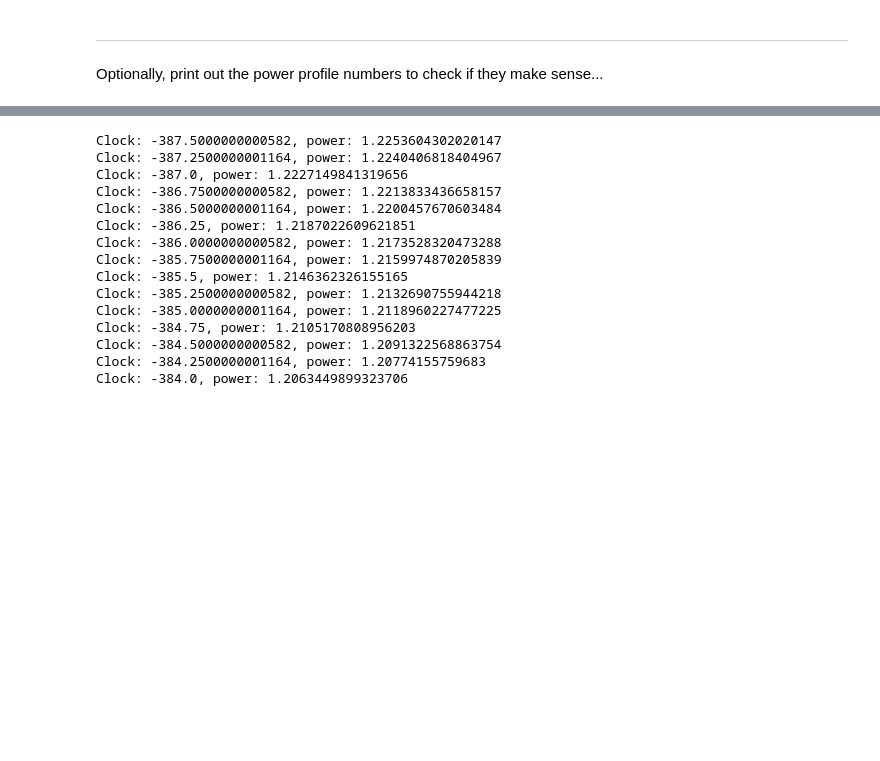
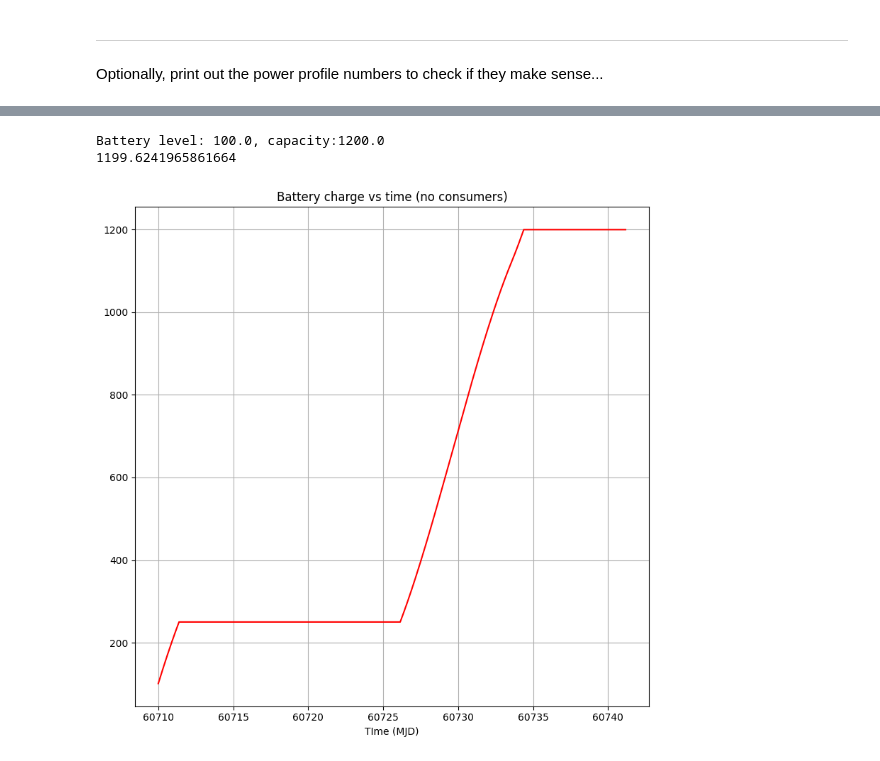
Before and after one commit to lusee-night/opsim, a Jupyter notebook: notebooks/sim.ipynb, the cells around one changed output, grey strips where cells are left out. Cells and saved outputs as stored; diff of their text form; code cells hidden in the pictures; blank space fills up the shorter version.

Commit message:
Introduced the Container as the base class for battery, reworked the notebook

```diff
--- a/notebooks/sim.ipynb
+++ b/notebooks/sim.ipynb
@@ -91,30 +100,39 @@ plt.legend()
-# %%
-env = simpy.Environment()
-
-battery = Battery() # a dummy battery here, just to create the controller
-
-ctr     = Controller(battery, env, hrs)
-ctr.add_all_panels(mySun)
-ctr.set_condition(mySun.condition)
-
-env.process(ctr.run())
-
-env.run(until=15)
-
-ctrHrdwr = ControllerHardware('f', True)
-# %% [output]
-Clock: -387.5000000000582, power: 1.2253604302020147
-Clock: -387.2500000001164, power: 1.2240406818404967
-Clock: -387.0, power: 1.2227149841319656
-Clock: -386.7500000000582, power: 1.2213833436658157
-Clock: -386.5000000001164, power: 1.2200457670603484
-Clock: -386.25, power: 1.2187022609621851
-Clock: -386.0000000000582, power: 1.2173528320473288
-Clock: -385.7500000001164, power: 1.2159974870205839
-Clock: -385.5, power: 1.2146362326155165
-Clock: -385.2500000000582, power: 1.2132690755944218
-Clock: -385.0000000001164, power: 1.2118960227477225
-Clock: -384.75, power: 1.2105170808956203
-Clock: -384.5000000000582, power: 1.2091322568863754
-Clock: -384.2500000001164, power: 1.20774155759683
-Clock: -384.0, power: 1.2063449899323706
+# %%
+from    bms.battery     import *
+from    bms.controller  import *
+from    bms.parts       import *
+
+env = simpy.Environment()
+
+battery = Battery(env, 100., 1200.0)
+print(f'''Battery level: {battery.level}, capacity: {battery.capacity}''')
+
+mon     = Monitor(mySun.N)
+ctr     = Controller(env, mySun.mjd, battery, mon)
+
+ctr.add_all_panels(mySun)
+ctr.set_condition(mySun.condition)
+
+
+env.process(ctr.run())
+
+env.run(until=mySun.N)
+print(battery.level)
+#print(ctr.mon.batt[:149])
+
+plt.rcParams["figure.figsize"] = [8., 8.]
+plt.rcParams["figure.autolayout"] = True
+ax=plt.subplot()
+ax.set_xlabel('TIme (MJD)')
+ax.plot(mySun.mjd, ctr.monitor.battery, color="red",    label="Panel power (a.u.)")
+
+# --- plt.xlim(-100,400)
+plt.grid(True)
+plt.title("Battery charge vs time (no consumers)")
+plt.show()
+
+# ctrHrdwr = ControllerHardware('f', True)
+# %% [output]
+Battery level: 100.0, capacity:1200.0
+1199.6241965861664
+[figure, added]
```
Also changed, not shown: parts of 2 cells of this notebook, 3 other files.
